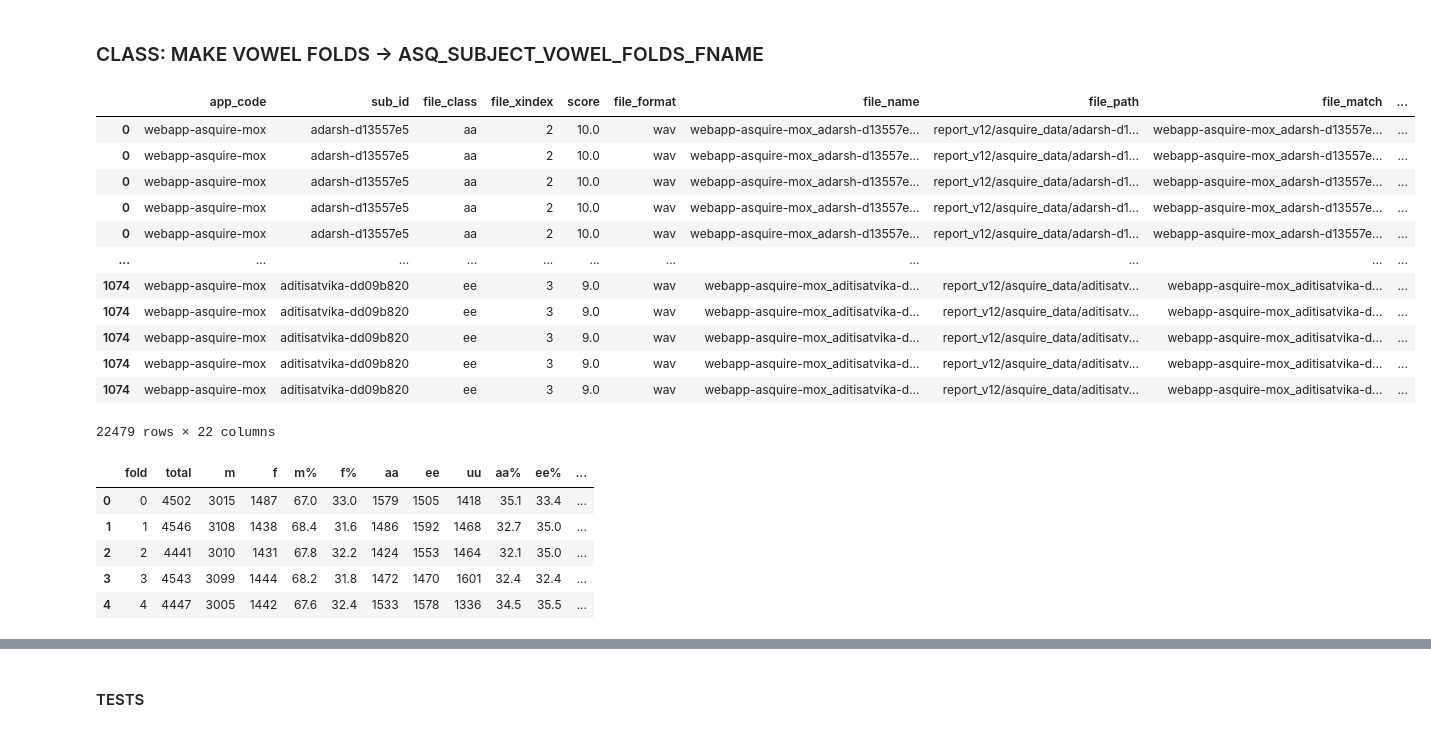
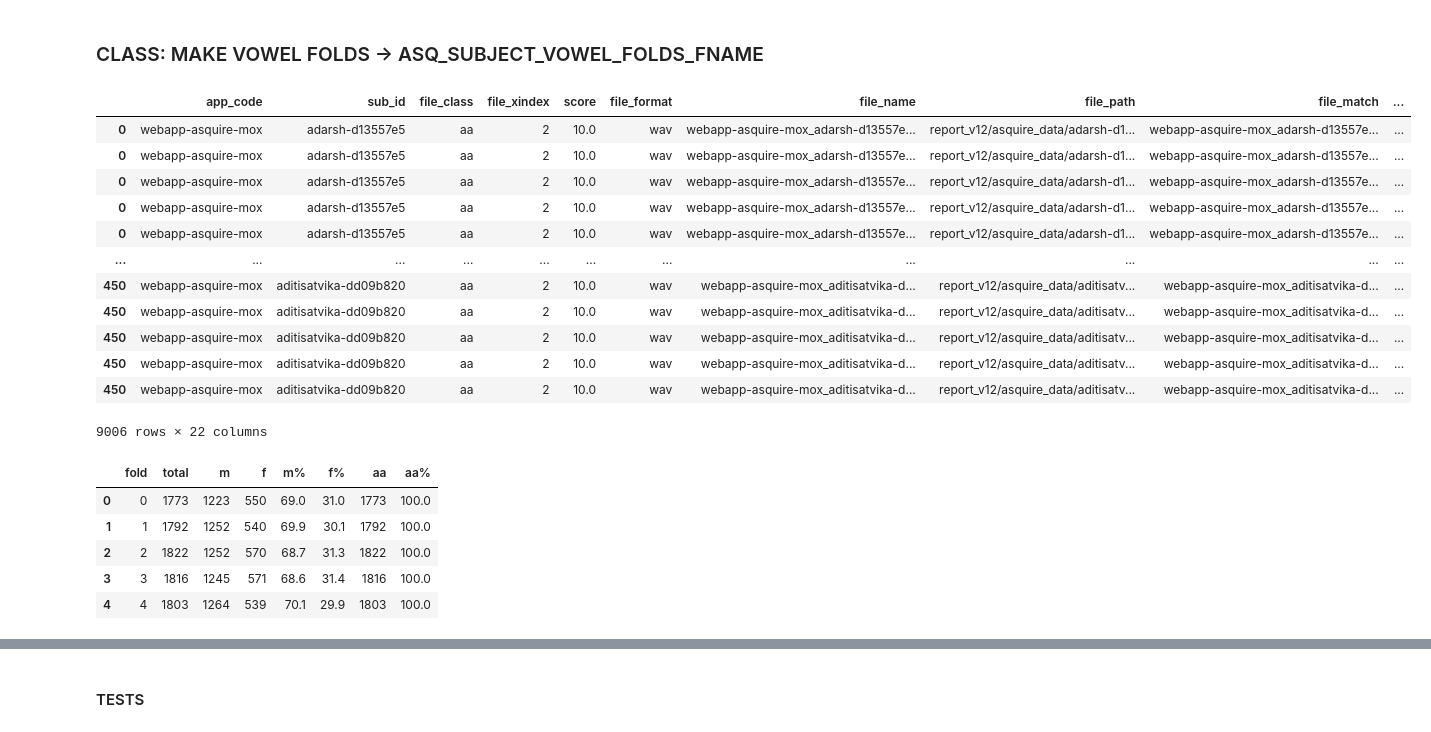
Before and after one commit to vaguebrownfox01/asquire-corpus_etl, a Jupyter notebook: c_asq-dataloader.ipynb, the cells around one changed output, grey strips where cells are left out. Cells and saved outputs as stored; diff of their text form; code cells hidden in the pictures.

```diff
--- a/c_asq-dataloader.ipynb
+++ b/c_asq-dataloader.ipynb
@@ -301,9 +438,33 @@ label_stat_df = asq_datafolds.ASQ_SUB_LABEL_STAT_DF; label_stat_df
 # %% [markdown]
 ### CLASS: MAKE VOWEL FOLDS -> ASQ_SUBJECT_VOWEL_FOLDS_FNAME
+# %%
+class VowelFolds(StimFolds):
+
+    FOLD_LABELS: ['aa', 'ee', 'uu']
+
+
+    ASQ_SUBJECT_VOWEL_FOLDS_FNAME = f"asq_subject_vowel_folds"
+
+    N_FOLDS: int
+
+    ASQ_LABEL_FOLD_DF: pd.DataFrame
+    ASQ_LABEL_SPLIT_DF: pd.DataFrame
+
+    def __init__(self, annotation_csv: str, n_folds: int) -> None:
+        super().__init__(annotation_csv, )
+
+        self.N_FOLDS = n_folds
+
+        self.ASQ_LABEL_FOLD_DF = self.sub_label_filt(self.ASQ_SUB_LABEL_STAT_DF)
+        self.ASQ_LABEL_SPLIT_DF = self.split_chunks(self.ASQ_LABEL_FOLD_DF)
+
+
+asq_labelfolds = StimFolds(ASQ_LABELS_CSV, n_folds=5, labels=['ii', 'xx'])
+label_split_df = asq_labelfolds.ASQ_LABEL_SPLIT_DF; label_split_df
 # %%
-class VowelFolds(DataFolds):
+class VowelFolds(StimStats):
 
-    VOW_LABELS = ['aa', 'ee', 'uu']
+    VOW_LABELS = ['aa'] #, 'ee', 'uu', 'ss', 'zz']
 
     PAD = 0.0
     WIN_DUR = 0.52
@@ -312,18 +473,19 @@ class VowelFolds(DataFolds):
     FOLD_k = "fold"
     TOTAL_k = "total"
 
-    ASQ_SUBJECT_VOWEL_FOLDS_FNAME = "asq_subject_vowel_folds"
+    ASQ_SUBJECT_VOWEL_FOLDS_FNAME = "asq_subject_vowel_folds_f"
 
     N_FOLDS: int
 
     ASQ_VOWEL_FOLD_DF: pd.DataFrame
+    ASQ_VOWEL_SPLIT_DF: pd.DataFrame
 
     def __init__(self, annotation_csv: str, folds: int) -> None:
         super().__init__(annotation_csv)
 
         self.N_FOLDS = folds
 
-        self.ASQ_VOWEL_FOLD_DF = self.sub_vowel_filt()
+        self.ASQ_VOWEL_FOLD_DF = self.sub_vowel_filt(self.ASQ_SUB_LABEL_STAT_DF)
         self.ASQ_VOWEL_SPLIT_DF = self.split_chunks(self.ASQ_VOWEL_FOLD_DF)
 
 
@@ -409,46 +571,46 @@ class VowelFolds(DataFolds):
             "F1_mean_praat_base": formants_mean[0],
             "F2_mean_praat_base": formants_mean[1],
             "F3_mean_praat_base": formants_mean[2],
 
             "F1_median_praat_base": formants_median[0],
             "F2_median_praat_base": formants_median[1],
             "F3_median_praat_base": formants_median[2],
         }
 
     def measure_pitch(self, audio_path: str) -> float:
         f0min, f0max = [75, 600]
 
         sound = parselmouth.Sound(audio_path) # read the sound
         pitch = call(sound, "To Pitch", 0, f0min, f0max) #create a praat pitch object
         mean_pitch = call(pitch, "Get mean", 0, 0, "Hertz") # get mean pitch
         return mean_pitch
 
 
 
 
 
 asq_vowelfolds = VowelFolds(ASQ_LABELS_CSV, folds=5)
-vow_split_df = asq_vowelfolds.ASQ_VOWEL_SPLIT_DF; vow_split_df
+label_split_df = asq_vowelfolds.ASQ_VOWEL_SPLIT_DF; label_split_df
 # %% [output]
 |  | app_code | sub_id | file_class | file_xindex | score | file_format | file_name | file_path | file_match | ... |
 | 0 | webapp-asquire-mox | adarsh-d13557e5 | aa | 2 | 10.0 | wav | webapp-asquire-mox_adarsh-d13557e... | report_v12/asquire_data/adarsh-d1... | webapp-asquire-mox_adarsh-d13557e... | ... |
 | 0 | webapp-asquire-mox | adarsh-d13557e5 | aa | 2 | 10.0 | wav | webapp-asquire-mox_adarsh-d13557e... | report_v12/asquire_data/adarsh-d1... | webapp-asquire-mox_adarsh-d13557e... | ... |
 | 0 | webapp-asquire-mox | adarsh-d13557e5 | aa | 2 | 10.0 | wav | webapp-asquire-mox_adarsh-d13557e... | report_v12/asquire_data/adarsh-d1... | webapp-asquire-mox_adarsh-d13557e... | ... |
 | 0 | webapp-asquire-mox | adarsh-d13557e5 | aa | 2 | 10.0 | wav | webapp-asquire-mox_adarsh-d13557e... | report_v12/asquire_data/adarsh-d1... | webapp-asquire-mox_adarsh-d13557e... | ... |
 | 0 | webapp-asquire-mox | adarsh-d13557e5 | aa | 2 | 10.0 | wav | webapp-asquire-mox_adarsh-d13557e... | report_v12/asquire_data/adarsh-d1... | webapp-asquire-mox_adarsh-d13557e... | ... |
 | ... | ... | ... | ... | ... | ... | ... | ... | ... | ... | ... |
-| 1074 | webapp-asquire-mox | aditisatvika-dd09b820 | ee | 3 | 9.0 | wav | webapp-asquire-mox_aditisatvika-d... | report_v12/asquire_data/aditisatv... | webapp-asquire-mox_aditisatvika-d... | ... |
-| 1074 | webapp-asquire-mox | aditisatvika-dd09b820 | ee | 3 | 9.0 | wav | webapp-asquire-mox_aditisatvika-d... | report_v12/asquire_data/aditisatv... | webapp-asquire-mox_aditisatvika-d... | ... |
-| 1074 | webapp-asquire-mox | aditisatvika-dd09b820 | ee | 3 | 9.0 | wav | webapp-asquire-mox_aditisatvika-d... | report_v12/asquire_data/aditisatv... | webapp-asquire-mox_aditisatvika-d... | ... |
-| 1074 | webapp-asquire-mox | aditisatvika-dd09b820 | ee | 3 | 9.0 | wav | webapp-asquire-mox_aditisatvika-d... | report_v12/asquire_data/aditisatv... | webapp-asquire-mox_aditisatvika-d... | ... |
-| 1074 | webapp-asquire-mox | aditisatvika-dd09b820 | ee | 3 | 9.0 | wav | webapp-asquire-mox_aditisatvika-d... | report_v12/asquire_data/aditisatv... | webapp-asquire-mox_aditisatvika-d... | ... |
+| 450 | webapp-asquire-mox | aditisatvika-dd09b820 | aa | 2 | 10.0 | wav | webapp-asquire-mox_aditisatvika-d... | report_v12/asquire_data/aditisatv... | webapp-asquire-mox_aditisatvika-d... | ... |
+| 450 | webapp-asquire-mox | aditisatvika-dd09b820 | aa | 2 | 10.0 | wav | webapp-asquire-mox_aditisatvika-d... | report_v12/asquire_data/aditisatv... | webapp-asquire-mox_aditisatvika-d... | ... |
+| 450 | webapp-asquire-mox | aditisatvika-dd09b820 | aa | 2 | 10.0 | wav | webapp-asquire-mox_aditisatvika-d... | report_v12/asquire_data/aditisatv... | webapp-asquire-mox_aditisatvika-d... | ... |
+| 450 | webapp-asquire-mox | aditisatvika-dd09b820 | aa | 2 | 10.0 | wav | webapp-asquire-mox_aditisatvika-d... | report_v12/asquire_data/aditisatv... | webapp-asquire-mox_aditisatvika-d... | ... |
+| 450 | webapp-asquire-mox | aditisatvika-dd09b820 | aa | 2 | 10.0 | wav | webapp-asquire-mox_aditisatvika-d... | report_v12/asquire_data/aditisatv... | webapp-asquire-mox_aditisatvika-d... | ... |
-22479 rows × 22 columns
+9006 rows × 22 columns
 # %%
-asq_vowelfolds.get_fold_stats(vow_split_df)
+asq_vowelfolds.get_fold_stats(label_split_df)
 # %% [output]
-|  | fold | total | m | f | m% | f% | aa | ee | uu | aa% | ee% | ... |
-| 0 | 0 | 4502 | 3015 | 1487 | 67.0 | 33.0 | 1579 | 1505 | 1418 | 35.1 | 33.4 | ... |
-| 1 | 1 | 4546 | 3108 | 1438 | 68.4 | 31.6 | 1486 | 1592 | 1468 | 32.7 | 35.0 | ... |
-| 2 | 2 | 4441 | 3010 | 1431 | 67.8 | 32.2 | 1424 | 1553 | 1464 | 32.1 | 35.0 | ... |
-| 3 | 3 | 4543 | 3099 | 1444 | 68.2 | 31.8 | 1472 | 1470 | 1601 | 32.4 | 32.4 | ... |
-| 4 | 4 | 4447 | 3005 | 1442 | 67.6 | 32.4 | 1533 | 1578 | 1336 | 34.5 | 35.5 | ... |
+|  | fold | total | m | f | m% | f% | aa | aa% |
+| 0 | 0 | 1773 | 1223 | 550 | 69.0 | 31.0 | 1773 | 100.0 |
+| 1 | 1 | 1792 | 1252 | 540 | 69.9 | 30.1 | 1792 | 100.0 |
+| 2 | 2 | 1822 | 1252 | 570 | 68.7 | 31.3 | 1822 | 100.0 |
+| 3 | 3 | 1816 | 1245 | 571 | 68.6 | 31.4 | 1816 | 100.0 |
+| 4 | 4 | 1803 | 1264 | 539 | 70.1 | 29.9 | 1803 | 100.0 |
```
Also changed, not shown: parts of 7 cells of this notebook, 1 other file.
